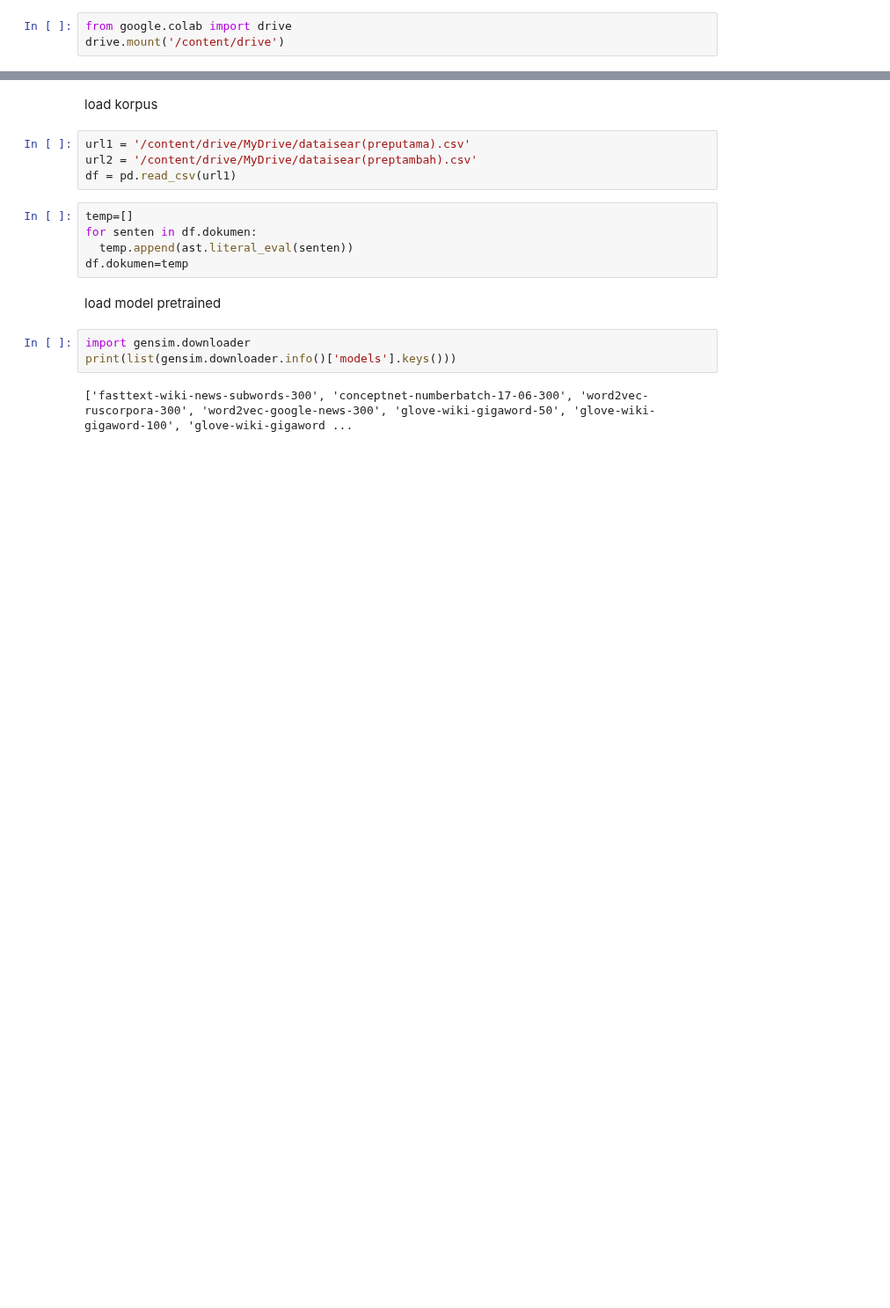
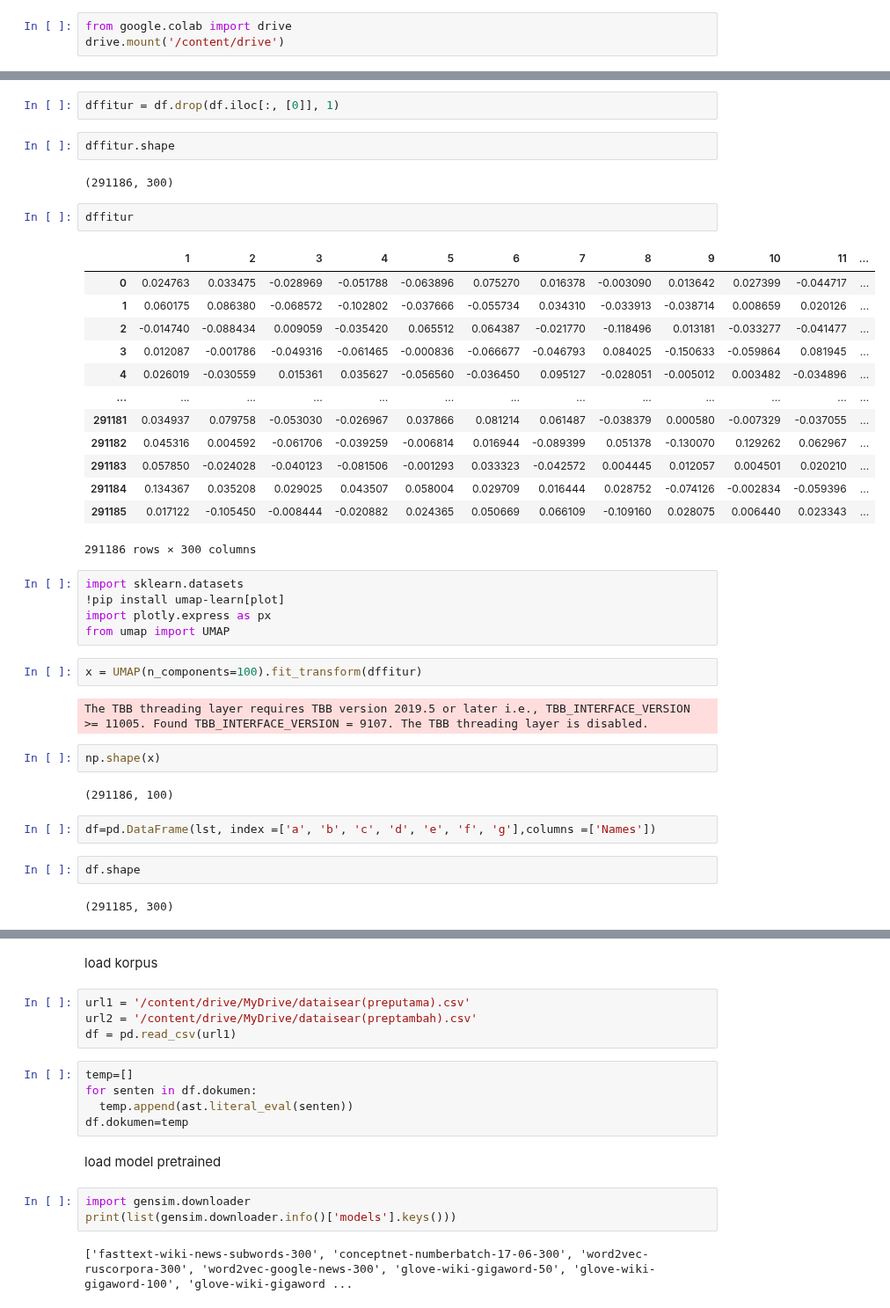
Before and after one commit to alfinmaulani/skripsi, a Jupyter notebook: pretrained_ekstraksi_dan_klasifikasi.ipynb, the cells around one changed output, grey strips where cells are left out. Shown at 88% size. Cells and saved outputs as stored; diff of their text form; blank space fills up the shorter version.

```diff
--- a/pretrained_ekstraksi_dan_klasifikasi.ipynb
+++ b/pretrained_ekstraksi_dan_klasifikasi.ipynb
@@ -27,0 +65,41 @@ drive.mount('/content/drive')
+# %%
+dffitur = df.drop(df.iloc[:, [0]], 1)
+# %%
+dffitur.shape
+# %% [output]
+(291186, 300)
+# %%
+dffitur
+# %% [output]
+|  | 1 | 2 | 3 | 4 | 5 | 6 | 7 | 8 | 9 | 10 | 11 | ... |
+| 0 | 0.024763 | 0.033475 | -0.028969 | -0.051788 | -0.063896 | 0.075270 | 0.016378 | -0.003090 | 0.013642 | 0.027399 | -0.044717 | ... |
+| 1 | 0.060175 | 0.086380 | -0.068572 | -0.102802 | -0.037666 | -0.055734 | 0.034310 | -0.033913 | -0.038714 | 0.008659 | 0.020126 | ... |
+| 2 | -0.014740 | -0.088434 | 0.009059 | -0.035420 | 0.065512 | 0.064387 | -0.021770 | -0.118496 | 0.013181 | -0.033277 | -0.041477 | ... |
+| 3 | 0.012087 | -0.001786 | -0.049316 | -0.061465 | -0.000836 | -0.066677 | -0.046793 | 0.084025 | -0.150633 | -0.059864 | 0.081945 | ... |
+| 4 | 0.026019 | -0.030559 | 0.015361 | 0.035627 | -0.056560 | -0.036450 | 0.095127 | -0.028051 | -0.005012 | 0.003482 | -0.034896 | ... |
+| ... | ... | ... | ... | ... | ... | ... | ... | ... | ... | ... | ... | ... |
+| 291181 | 0.034937 | 0.079758 | -0.053030 | -0.026967 | 0.037866 | 0.081214 | 0.061487 | -0.038379 | 0.000580 | -0.007329 | -0.037055 | ... |
+| 291182 | 0.045316 | 0.004592 | -0.061706 | -0.039259 | -0.006814 | 0.016944 | -0.089399 | 0.051378 | -0.130070 | 0.129262 | 0.062967 | ... |
+| 291183 | 0.057850 | -0.024028 | -0.040123 | -0.081506 | -0.001293 | 0.033323 | -0.042572 | 0.004445 | 0.012057 | 0.004501 | 0.020210 | ... |
+| 291184 | 0.134367 | 0.035208 | 0.029025 | 0.043507 | 0.058004 | 0.029709 | 0.016444 | 0.028752 | -0.074126 | -0.002834 | -0.059396 | ... |
+| 291185 | 0.017122 | -0.105450 | -0.008444 | -0.020882 | 0.024365 | 0.050669 | 0.066109 | -0.109160 | 0.028075 | 0.006440 | 0.023343 | ... |
+291186 rows × 300 columns
+# %%
+import sklearn.datasets
+!pip install umap-learn[plot]
+import plotly.express as px
+from umap import UMAP
+# %%
+x = UMAP(n_components=100).fit_transform(dffitur)
+# %% [output]
+The TBB threading layer requires TBB version 2019.5 or later i.e., TBB_INTERFACE_VERSION >= 11005. Found TBB_INTERFACE_VERSION = 9107. The TBB threading layer is disabled.
+# %%
+np.shape(x)
+# %% [output]
+(291186, 100)
+# %%
+df=pd.DataFrame(lst, index =['a', 'b', 'c', 'd', 'e', 'f', 'g'],columns =['Names'])
+# %%
+df.shape
+# %% [output]
+(291185, 300)
```
Also changed, not shown: parts of 8 cells of this notebook.
